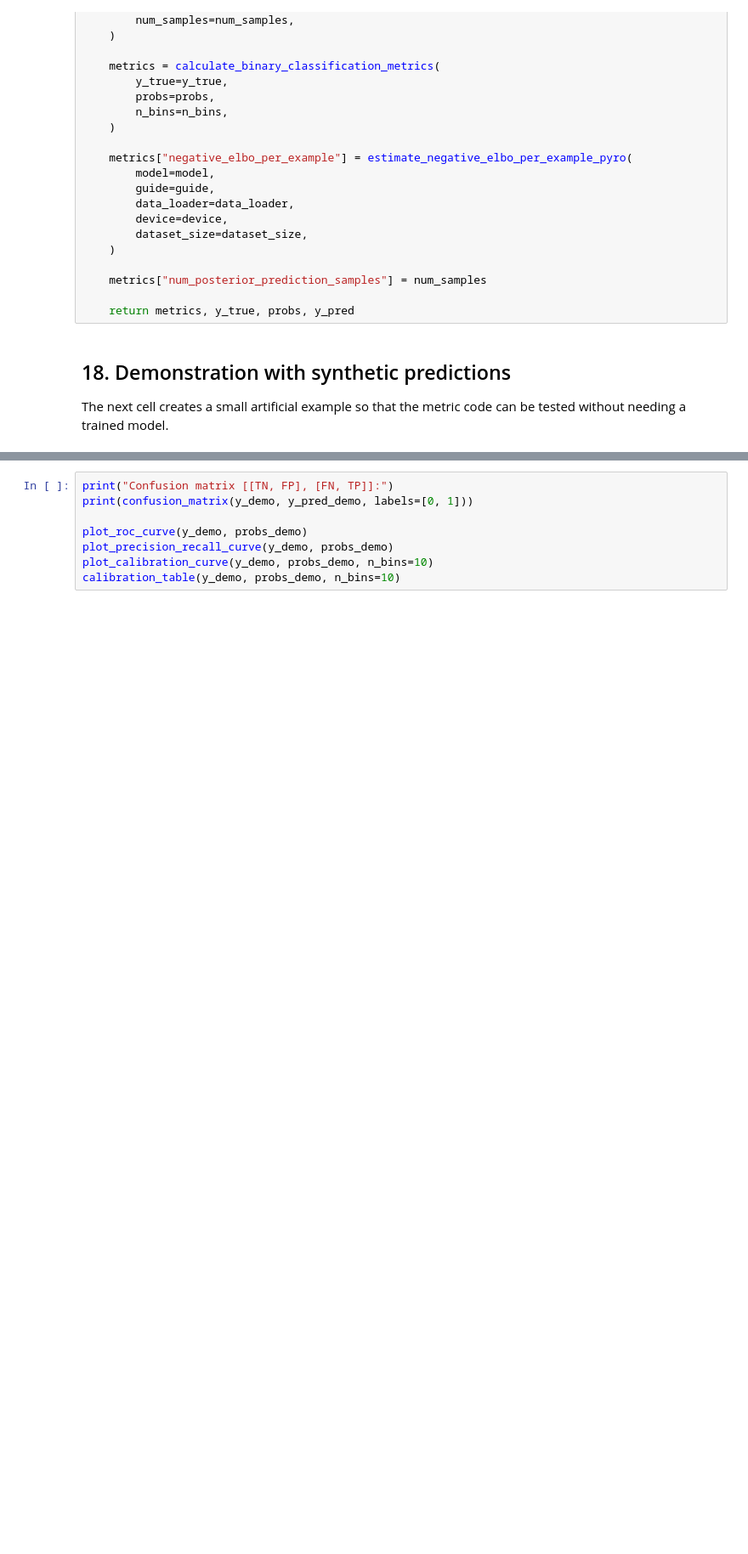
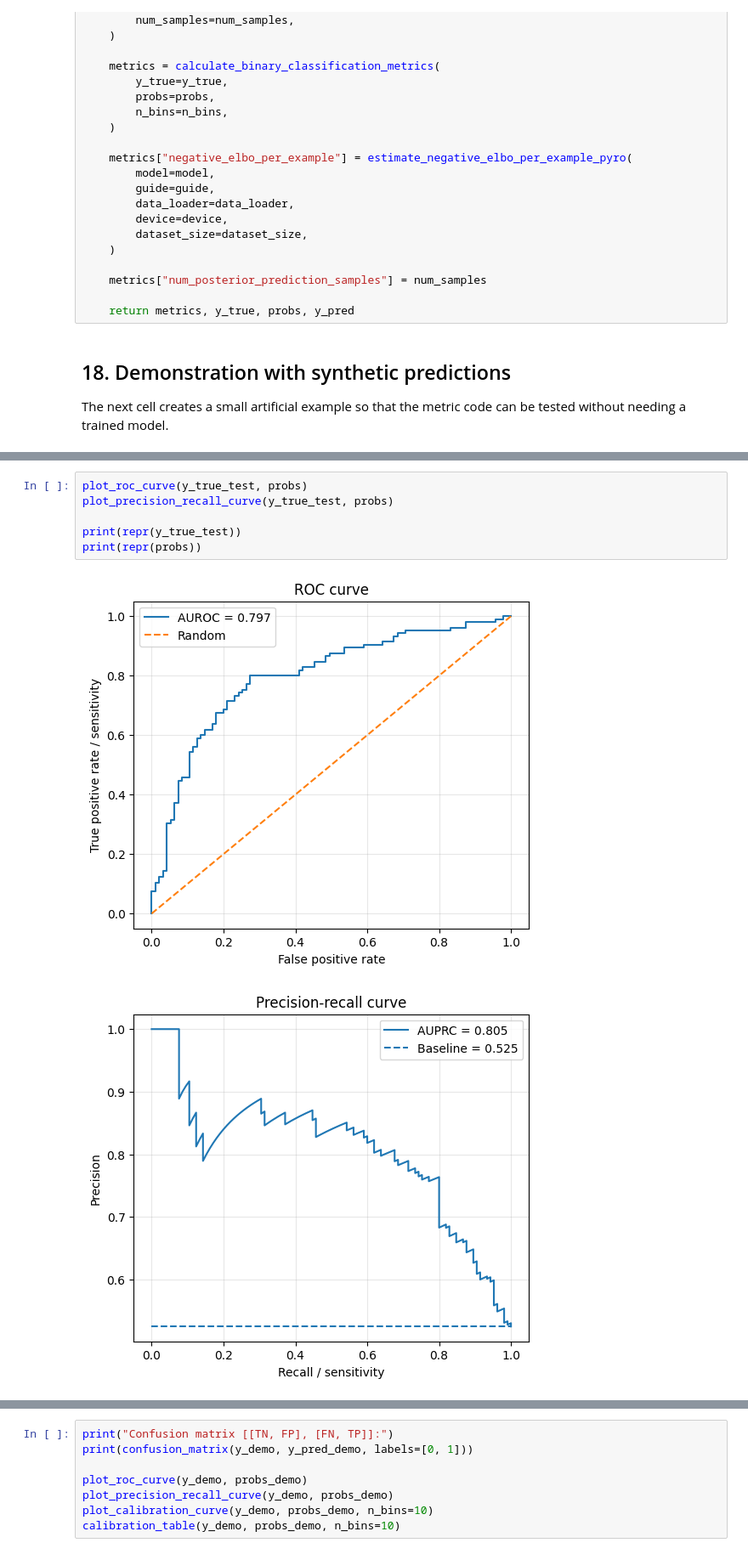
Before and after one commit to mjcolebank/Colebank_REU_2026, a Jupyter notebook: CNN/shreya_earlystage_fusion(bayes)_test.ipynb, the cells around one changed output, grey strips where cells are left out. Shown at 85% size. Drawn from its saved outputs; the diff is of its cells as text; blank space fills up the shorter version.

```diff
--- a/CNN/shreya_earlystage_fusion(bayes)_test.ipynb
+++ b/CNN/shreya_earlystage_fusion(bayes)_test.ipynb
@@ -1844 +1746,10 @@ pd.DataFrame([metrics_demo]).T.rename(columns={0: "value"})
 | positive_prevalence | 0.525000 |
+# %%
+plot_roc_curve(y_true_test, probs)
+plot_precision_recall_curve(y_true_test, probs)
+
+print(repr(y_true_test))
+print(repr(probs))
+# %% [output]
+[figure, added]
+[figure, added]
```
Also changed, not shown: parts of 10 cells of this notebook.
